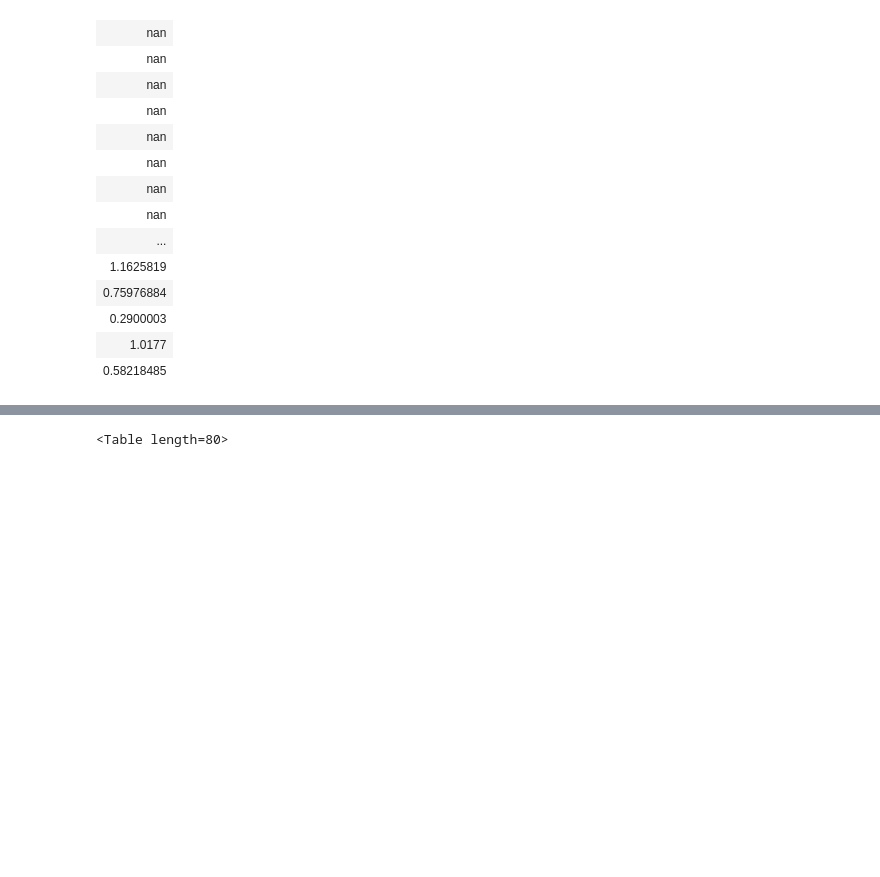
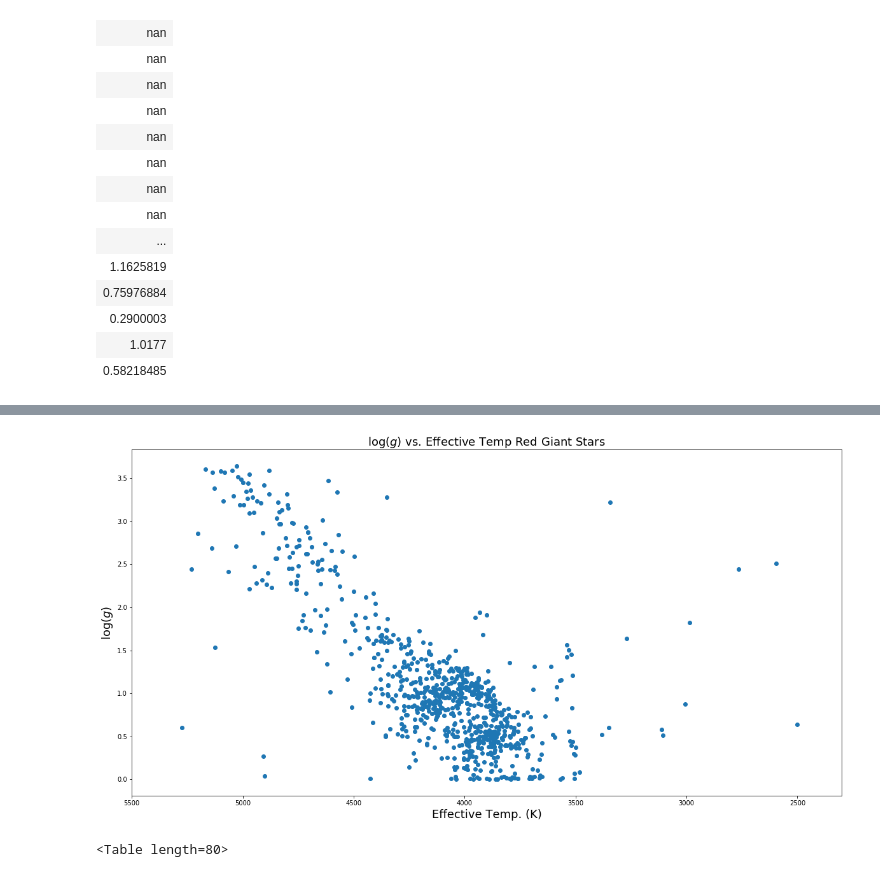
Before and after one commit to CodyDBrown/Binary-Search, a Jupyter notebook: Binary Search.ipynb, the cells around one changed output, grey strips where cells are left out. Drawn from its saved outputs; the diff is of its cells as text; code cells hidden in the pictures; blank space fills up the shorter version.

```diff
--- a/Binary Search.ipynb
+++ b/Binary Search.ipynb
@@ -382,3 +483,13 @@ Text(0,0.5,'$log_{10}g$')
+# %%
+fig, ax = plt.subplots(1,1, figsize = (20,10))
+ax.scatter(AAS_RG['TEFF'],AAS_RG["LOGG"])
+ax.set_title('$\log (g)$ vs. Effective Temp Red Giant Stars', fontsize = 18)
+ax.set_xlabel('Effective Temp. (K)',fontsize = 18)
+ax.set_xlim(5500,2300)
+ax.set_ylabel('$\log (g)$', fontsize = 18)
+fig.savefig('/home/cody/Math Methods(PHSY 567)/Final Paper/logg teff rg stars.png')
+# %% [output]
+[figure, added]
 # %%
 AllAvgSimp = Table(fits.getdata('/home/cody/Binary Search/AllAvgSimp.fits',1))
 AllAvgSimp_foo = AllAvgSimp
```
Also changed, not shown: parts of 21 cells of this notebook, 2 other files.
